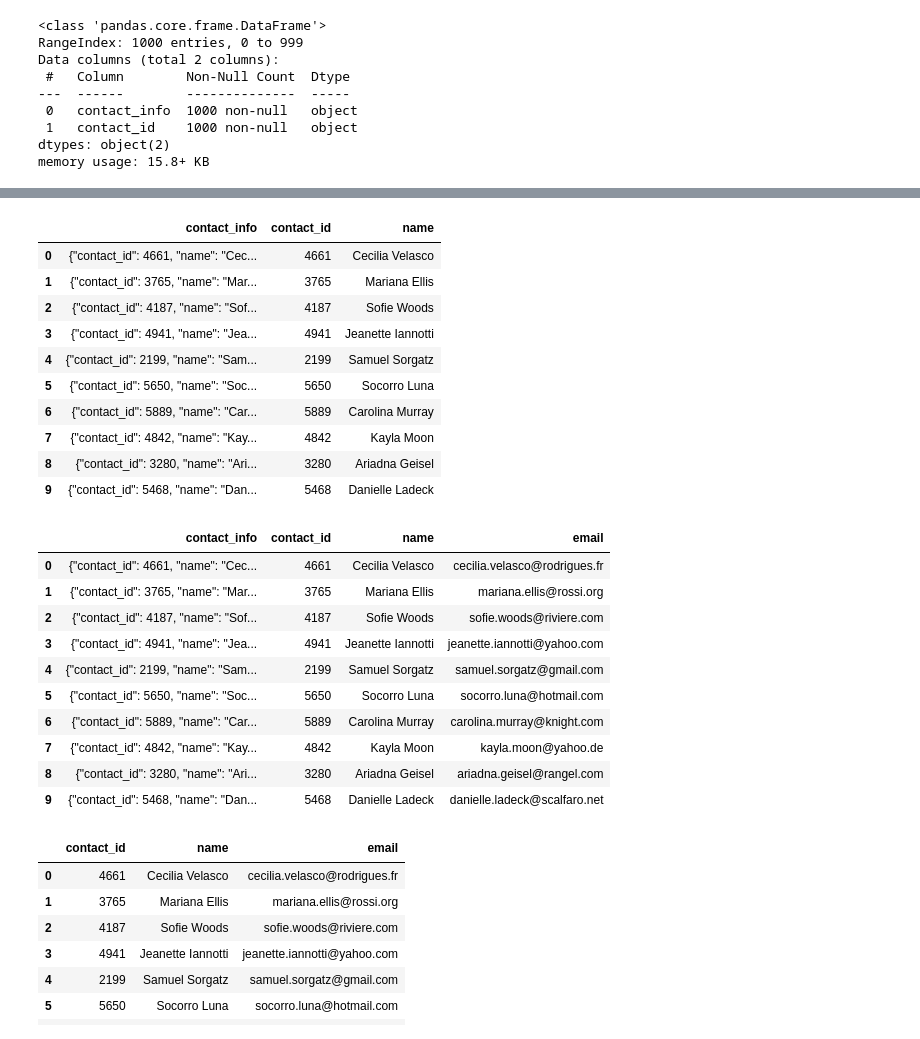
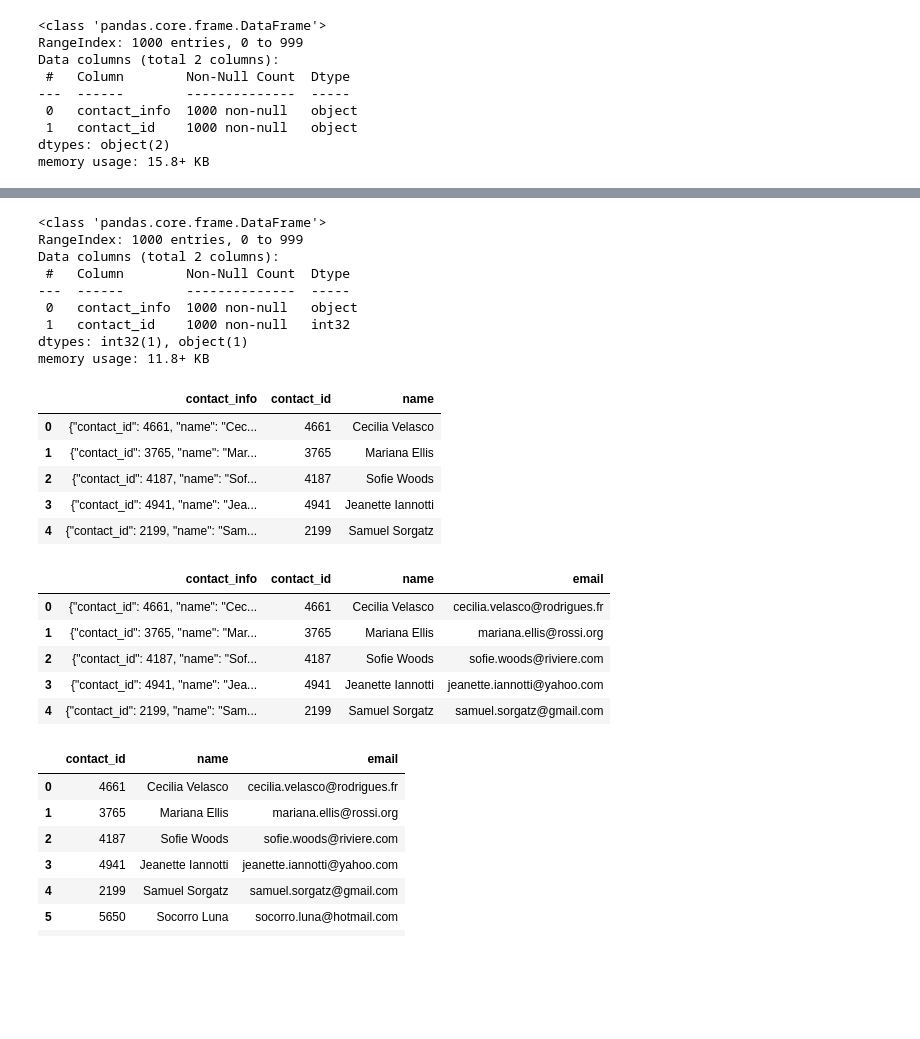
Before and after one commit to cghosh2022/Crowdfunding_ETL, a Jupyter notebook: ETL_Mini_Project_CGhosh.ipynb, the cells around one changed output, grey strips where cells are left out. Drawn from its saved outputs; the diff is of its cells as text; code cells hidden in the pictures; blank space fills up the shorter version.

```diff
--- a/ETL_Mini_Project_CGhosh.ipynb
+++ b/ETL_Mini_Project_CGhosh.ipynb
@@ -382,8 +334,15 @@ Then export the DataFrame as a `contacts.csv` CSV file.
 import json
 dict_values = []
 
+for i, row in contact_info_df.iterrows():
+    data = row['contact_info']
+    converted_data = json.loads(data)
+    # Iterate through each dictionary (row) and get the values for each row using list comprehension.
+    row_values = [v for k, v in converted_data.items()]
+    # Append the list of values for each row to a new list.
+    dict_values.append(row_values)
 
-# Print out the list of values for each row.
+    # Print out the list of values for each row.
 print(dict_values)
 # %% [output]
 [[4661, 'Cecilia Velasco', 'cecilia.velasco@rodrigues.fr'], [3765, 'Mariana Ellis', 'mariana.ellis@rossi.org'], [4187, 'Sofie Woods', 'sofie.woods@riviere.com'], [4941, 'Jeanette Iannotti', 'jeanette. ...
@@ -481,0 +448,9 @@ contact_info_df_copy.head()
+# %%
+# Extract the four-digit contact ID number.
+
+import re as re
+def find_number(text):
+    num = re.findall(r'[0-9]{4}',text)
+    return " ".join(num)
+contact_info_df_copy['contact_id']=contact_info_df_copy['contact_info'].apply(lambda x: find_number(x))
+contact_info_df_copy.head()
@@ -493,3 +476,4 @@ dtypes: object(2)
 memory usage: 15.8+ KB
 # %%
 # Convert the "contact_id" column to an int64 data type.
+contact_info_df_copy["contact_id"]=contact_info_df_copy["contact_id"].astype(str).astype(int)
@@ -506,5 +480,19 @@ memory usage: 15.8+ KB
+# %%
+contact_info_df_copy.info()
+# %% [output]
+<class 'pandas.core.frame.DataFrame'>
+RangeIndex: 1000 entries, 0 to 999
+Data columns (total 2 columns):
+ #   Column        Non-Null Count  Dtype
+---  ------        --------------  -----
+ 0   contact_info  1000 non-null   object
+ 1   contact_id    1000 non-null   int32
+dtypes: int32(1), object(1)
+memory usage: 11.8+ KB
 # %%
 # Extract the name of the contact and add it to a new column.
+contact_info_df_copy['name'] = contact_info_df_copy['contact_info'].apply(lambda data: eval(data)['name'])
+contact_info_df_copy.head()
 # %% [output]
 |  | contact_info | contact_id | name |
 | 0 | {"contact_id": 4661, "name": "Cec... | 4661 | Cecilia Velasco |
@@ -512,24 +500,16 @@ memory usage: 15.8+ KB
 | 2 | {"contact_id": 4187, "name": "Sof... | 4187 | Sofie Woods |
 | 3 | {"contact_id": 4941, "name": "Jea... | 4941 | Jeanette Iannotti |
 | 4 | {"contact_id": 2199, "name": "Sam... | 2199 | Samuel Sorgatz |
-| 5 | {"contact_id": 5650, "name": "Soc... | 5650 | Socorro Luna |
-| 6 | {"contact_id": 5889, "name": "Car... | 5889 | Carolina Murray |
-| 7 | {"contact_id": 4842, "name": "Kay... | 4842 | Kayla Moon |
-| 8 | {"contact_id": 3280, "name": "Ari... | 3280 | Ariadna Geisel |
-| 9 | {"contact_id": 5468, "name": "Dan... | 5468 | Danielle Ladeck |
 # %%
 # Extract the email from the contacts and add the values to a new column.
+contact_info_df_copy['email'] = contact_info_df_copy['contact_info'].apply(lambda data: eval(data)['email'])
+contact_info_df_copy.head()
 # %% [output]
 |  | contact_info | contact_id | name | email |
 | 0 | {"contact_id": 4661, "name": "Cec... | 4661 | Cecilia Velasco | cecilia.velasco@rodrigues.fr |
 | 1 | {"contact_id": 3765, "name": "Mar... | 3765 | Mariana Ellis | mariana.ellis@rossi.org |
 | 2 | {"contact_id": 4187, "name": "Sof... | 4187 | Sofie Woods | sofie.woods@riviere.com |
 | 3 | {"contact_id": 4941, "name": "Jea... | 4941 | Jeanette Iannotti | jeanette.iannotti@yahoo.com |
 | 4 | {"contact_id": 2199, "name": "Sam... | 2199 | Samuel Sorgatz | samuel.sorgatz@gmail.com |
-| 5 | {"contact_id": 5650, "name": "Soc... | 5650 | Socorro Luna | socorro.luna@hotmail.com |
-| 6 | {"contact_id": 5889, "name": "Car... | 5889 | Carolina Murray | carolina.murray@knight.com |
-| 7 | {"contact_id": 4842, "name": "Kay... | 4842 | Kayla Moon | kayla.moon@yahoo.de |
-| 8 | {"contact_id": 3280, "name": "Ari... | 3280 | Ariadna Geisel | ariadna.geisel@rangel.com |
-| 9 | {"contact_id": 5468, "name": "Dan... | 5468 | Danielle Ladeck | danielle.ladeck@scalfaro.net |
 # %%
 # Create a copy of the contact_info_df with the 'contact_id', 'name', 'email' columns.
```
Also changed, not shown: parts of 31 cells of this notebook.
